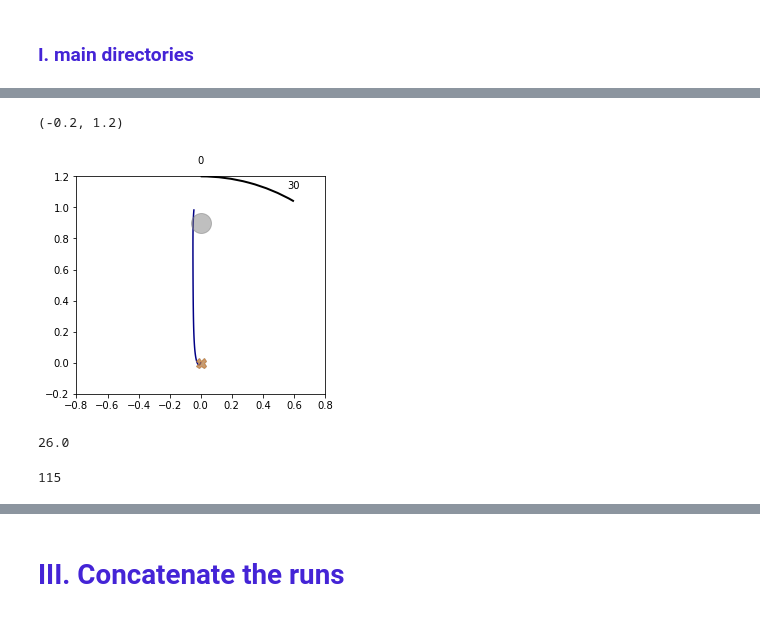
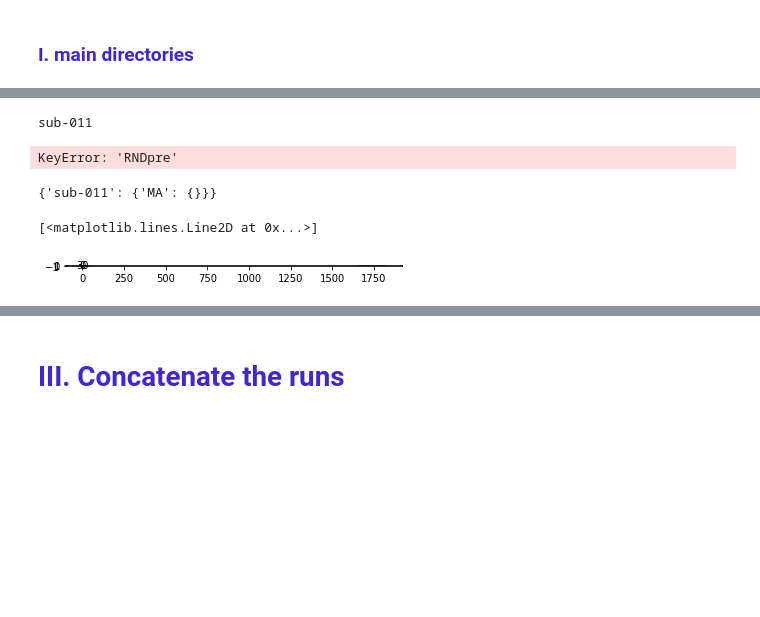
Before and after one commit to CarolineLndl/pilot_project_MAMSL_analyses, a Jupyter notebook: notebook/3_analyses.ipynb, the cells around one changed output, grey strips where cells are left out. Cells and saved outputs as stored; diff of their text form; code cells hidden in the pictures; blank space fills up the shorter version.

```diff
--- a/notebook/3_analyses.ipynb
+++ b/notebook/3_analyses.ipynb
@@ -40,17 +40,17 @@ MA
 RNDpost
 # %%
-
-movementKin={};trialKin={}
 for subject_name in config["list_subjects"]:
     print(subject_name)
     movementKin[subject_name]={}; trialKin[subject_name]={}
-    sess="MA"
+    sess="MSL"
     movementKin[subject_name][sess]={}; trialKin[subject_name][sess]={}
-    for run_name in ["RNDpre","MA","RNDpost"]:
+    for run_name in ["RNDpre","MSL","RNDpost"]:
         print(run_name)
         #movement_table[subject_name][sess][run_name]=mvmt_ana.reachAngles(calib_table[subject_name][sess],movement_table[subject_name][sess][run_name],trial_table[subject_name][sess][run_name])
         #test=mvmt_ana.kinematic(calib_table[subject_name][sess],movement_table[subject_name][sess][run_name],trial_table[subject_name][sess][run_name])
+        output_directory=config["main_dir"]+config["data_dir"]+ subject_name +"/sess_" + sess+ "/" + run_name + "/AngleDev/"
 
-        movementKin[subject_name][sess][run_name],trialKin[subject_name][sess][run_name]=mvmt_ana.kinematics(movement_table[subject_name][sess][run_name],trial_table[subject_name][sess][run_name],run_name,kinematics=True)
+
+        movementKin[subject_name][sess][run_name],trialKin[subject_name][sess][run_name]=mvmt_ana.kinematics(movement_table[subject_name][sess][run_name],trial_table[subject_name][sess][run_name],run_name,output_dir=output_directory)
         #movementKin[subject_name][sess][run_name],trialKin[subject_name][sess][run_name]=mvmt_ana.kinematics(movement_sub,trial_sub,run_name,kinematics=False)
 # %% [output]
@@ -94,7 +61,23 @@ KeyboardInterrupt:
+# %%
+for subject_name in ["sub-011"]:
+    print(subject_name)
+    sess="MA"
+    movementKin[subject_name][sess]={}; trialKin[subject_name][sess]={}
+    for run_name in ["RNDpre","MA","RNDpost"]:
+        output_directory=config["main_dir"]+config["data_dir"]+ subject_name +"/sess_" + sess+ "/" + run_name + "/AngleDev/"
+        movementKin[subject_name][sess][run_name].to_csv(output_dir+'movement_table.csv', index=False)
+        trial_table.to_csv(output_dir+'trial_table.csv', index=False)
+# %% [output]
+sub-011
+KeyError: 'RNDpre'
+# %%
+movementKin
+# %% [output]
+{'sub-011': {'MA': {}}}
 # %%
-df=movement_table['sub-011']['MA']['MA']#[movement_table['sub-011']['MA']["MA"]['trial']==40]
+df=movementKin['sub-011']['MA']["RNDpre"]#[movement_table['sub-011']['MA']["MA"]['trial']==40]
 #df=movementKin[subject_name][sess]["RNDpre"]#["straightened_mvmnt_X"]
-#df_trial=trialKin[subject_name][sess]["RNDpre"]
+df_trial=trialKin[subject_name][sess]["RNDpre"]
 cmap = cm.get_cmap('jet', 2000)  # Replace 'viridis' with the desired colormap
 
 # Parameters for the arc
@@ -106,48 +89,40 @@ end_angle = 90  # in degrees
 
 # Create the arc as a Patch
 arc = patches.Arc(center, 2*radius, 2*radius, angle=0, theta1=start_angle, theta2=end_angle, color='black',linewidth=2)
 
 fig, ax = plt.subplots()
 
-for trial in range(11,12):
+for trial in range(9,10):
     if (trial % 1 == 0) :
         #if df_trial[df_trial["trial"]==trial]["seqInBlock"].values==1:
-            #if df_trial[df_trial["trial"]==trial]["remove_trial"].values!=1:
+        if df_trial[df_trial["trial"]==trial]["remove_trial"].values!=1:
                 sub=df[df["trial"]==trial]
                 color=cmap(trial)
-                ax.plot(sub["straightened_mvmnt_X"],sub["straightened_mvmnt_Y"],color=color)
-               # ax.plot(sub["line2Reach_X"],sub["line2Reach_Y"],color="gray")
-               # ax.plot(sub["lineVel_X"],sub["lineVel_Y"],color="blue")
+                ax.plot(sub["velocity"][1:])
+                #ax.plot(sub["straightened_mvmnt_X"],sub["straightened_mvmnt_Y"],color=color)
+                #ax.plot(sub["line2Reach_X"],sub["line2Reach_Y"],color="gray")
+                #ax.plot(sub["lineVel_X"],sub["lineVel_Y"],color="blue")
 
 # Add the arc to the axis
 ax.add_patch(arc)
 # Set equal aspect ratio
 ax.set_aspect('equal')
 ax.text(center[0] + radius * np.cos(np.radians(90)), center[1] + radius * np.sin(np.radians(90))+0.1, '0', ha='center', va='center')
 ax.text(center[0] + radius * np.cos(np.radians(60)), center[1] + radius * np.sin(np.radians(60))+0.1, '30', ha='center', va='center')
 
 center = [0, 0]
 targetdirections = [0, 90, -90, 180]
 radius = .50
 
 ax.plot((radius * np.cos(np.pi * 90 / 180)), (radius * np.sin(np.pi * (90) / 180)+0.4), color="gray",marker="o", linestyle="None", markersize=20,alpha=0.5)
 ax.plot(center[0], center[1], marker="X", linestyle="None", markersize=10,alpha=0.5)
 
 
 
 #plt.plot(targetlocation[0], targetlocation[1], marker="o", linestyle="None", markersize=30,alpha=0.5)
 plt.plot(0, 0, marker="X", linestyle="None", markersize=10,alpha=0.5)
-plt.xlim(-0.8,0.8)
-plt.ylim(-0.2,1.2)
+#plt.xlim(-0.8,0.8)
+#plt.ylim(-0.2,1.2)
 # %% [output]
-(-0.2, 1.2)
+[<matplotlib.lines.Line2D at 0x...>]
-[figure, old version]
+[figure, new version]
-# %%
-np.round(129/5,0)
-# %% [output]
-26.0
-# %%
-sub=movement_table['sub-011']['MA']['MA'][movement_table['sub-011']['MA']["MA"]['trial']==11]
-len(sub["straightened_mvmnt_X"])
-# %% [output]
-115
```
Also changed, not shown: parts of 9 cells of this notebook, 8 other files.
